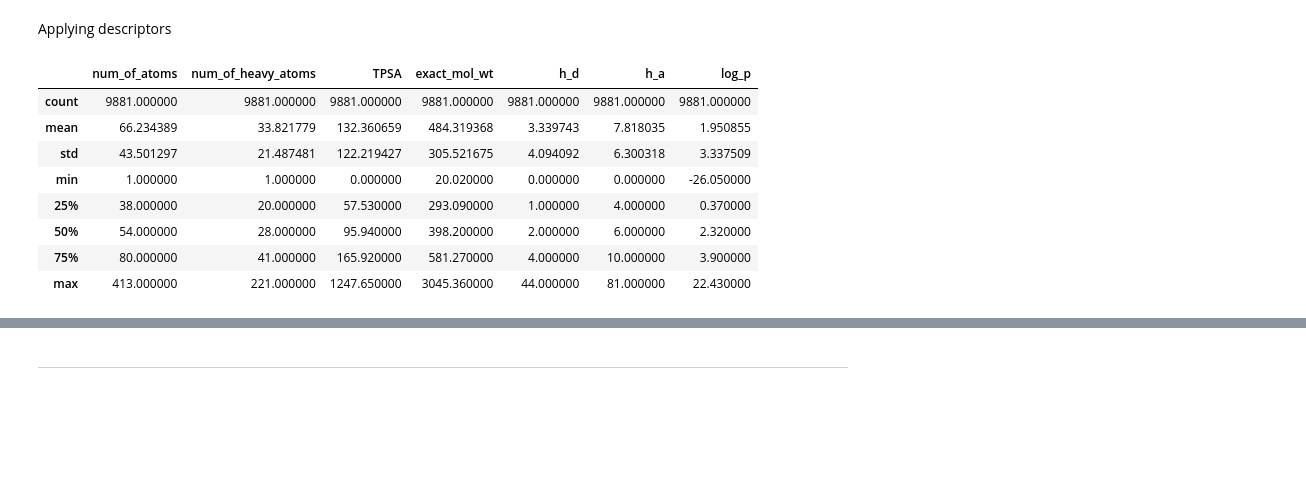
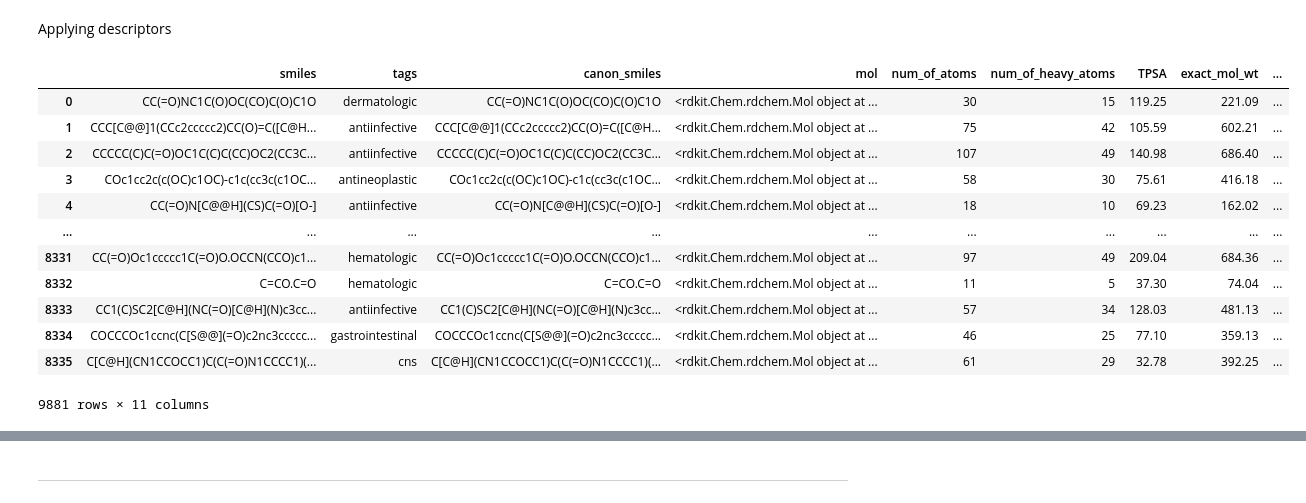
Before and after one commit to fkkarpinski/licencjat_git, a Jupyter notebook: all_chem_df_notebook.ipynb, the cells around one changed output, grey strips where cells are left out. Saved outputs shown, nothing was run; the diff lists cells and outputs as text; code cells hidden in the pictures; blank space fills up the shorter version.

```diff
--- a/all_chem_df_notebook.ipynb
+++ b/all_chem_df_notebook.ipynb
@@ -115,14 +115,19 @@ data["h_a"] = data["mol"].apply(lambda x: Descriptors.NumHAcceptors(x))
 data["log_p"] = data["mol"].apply(lambda x: round(Descriptors.MolLogP(x), 2))
 # %%
 data.describe()
+data
 # %% [output]
-|  | num_of_atoms | num_of_heavy_atoms | TPSA | exact_mol_wt | h_d | h_a | log_p |
-| count | 9881.000000 | 9881.000000 | 9881.000000 | 9881.000000 | 9881.000000 | 9881.000000 | 9881.000000 |
-| mean | 66.234389 | 33.821779 | 132.360659 | 484.319368 | 3.339743 | 7.818035 | 1.950855 |
-| std | 43.501297 | 21.487481 | 122.219427 | 305.521675 | 4.094092 | 6.300318 | 3.337509 |
-| min | 1.000000 | 1.000000 | 0.000000 | 20.020000 | 0.000000 | 0.000000 | -26.050000 |
-| 25% | 38.000000 | 20.000000 | 57.530000 | 293.090000 | 1.000000 | 4.000000 | 0.370000 |
-| 50% | 54.000000 | 28.000000 | 95.940000 | 398.200000 | 2.000000 | 6.000000 | 2.320000 |
-| 75% | 80.000000 | 41.000000 | 165.920000 | 581.270000 | 4.000000 | 10.000000 | 3.900000 |
-| max | 413.000000 | 221.000000 | 1247.650000 | 3045.360000 | 44.000000 | 81.000000 | 22.430000 |
+|  | smiles | tags | canon_smiles | mol | num_of_atoms | num_of_heavy_atoms | TPSA | exact_mol_wt | ... |
+| 0 | CC(=O)NC1C(O)OC(CO)C(O)C1O | dermatologic | CC(=O)NC1C(O)OC(CO)C(O)C1O | <rdkit.Chem.rdchem.Mol object at ... | 30 | 15 | 119.25 | 221.09 | ... |
+| 1 | CCC[C@@]1(CCc2ccccc2)CC(O)=C([C@H... | antiinfective | CCC[C@@]1(CCc2ccccc2)CC(O)=C([C@H... | <rdkit.Chem.rdchem.Mol object at ... | 75 | 42 | 105.59 | 602.21 | ... |
+| 2 | CCCCC(C)C(=O)OC1C(C)C(CC)OC2(CC3C... | antiinfective | CCCCC(C)C(=O)OC1C(C)C(CC)OC2(CC3C... | <rdkit.Chem.rdchem.Mol object at ... | 107 | 49 | 140.98 | 686.40 | ... |
+| 3 | COc1cc2c(c(OC)c1OC)-c1c(cc3c(c1OC... | antineoplastic | COc1cc2c(c(OC)c1OC)-c1c(cc3c(c1OC... | <rdkit.Chem.rdchem.Mol object at ... | 58 | 30 | 75.61 | 416.18 | ... |
+| 4 | CC(=O)N[C@@H](CS)C(=O)[O-] | antiinfective | CC(=O)N[C@@H](CS)C(=O)[O-] | <rdkit.Chem.rdchem.Mol object at ... | 18 | 10 | 69.23 | 162.02 | ... |
+| ... | ... | ... | ... | ... | ... | ... | ... | ... | ... |
+| 8331 | CC(=O)Oc1ccccc1C(=O)O.OCCN(CCO)c1... | hematologic | CC(=O)Oc1ccccc1C(=O)O.OCCN(CCO)c1... | <rdkit.Chem.rdchem.Mol object at ... | 97 | 49 | 209.04 | 684.36 | ... |
+| 8332 | C=CO.C=O | hematologic | C=CO.C=O | <rdkit.Chem.rdchem.Mol object at ... | 11 | 5 | 37.30 | 74.04 | ... |
+| 8333 | CC1(C)SC2[C@H](NC(=O)[C@H](N)c3cc... | antiinfective | CC1(C)SC2[C@H](NC(=O)[C@H](N)c3cc... | <rdkit.Chem.rdchem.Mol object at ... | 57 | 34 | 128.03 | 481.13 | ... |
+| 8334 | COCCCOc1ccnc(C[S@@](=O)c2nc3ccccc... | gastrointestinal | COCCCOc1ccnc(C[S@@](=O)c2nc3ccccc... | <rdkit.Chem.rdchem.Mol object at ... | 46 | 25 | 77.10 | 359.13 | ... |
+| 8335 | C[C@H](CN1CCOCC1)C(C(=O)N1CCCC1)(... | cns | C[C@H](CN1CCOCC1)C(C(=O)N1CCCC1)(... | <rdkit.Chem.rdchem.Mol object at ... | 61 | 29 | 32.78 | 392.25 | ... |
+9881 rows × 11 columns
 # %%
```
Also changed, not shown: parts of 7 cells of this notebook, 6 other files.
